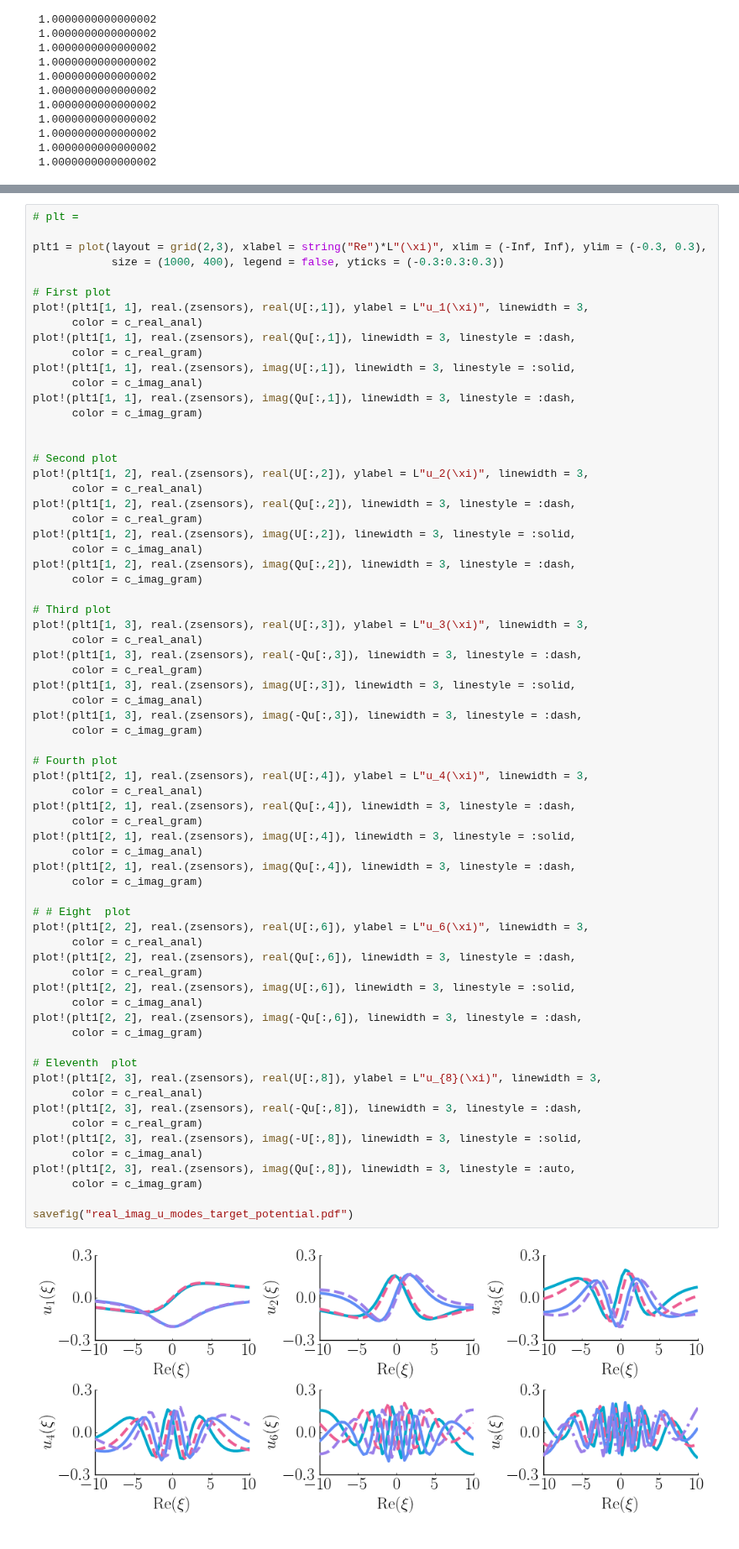
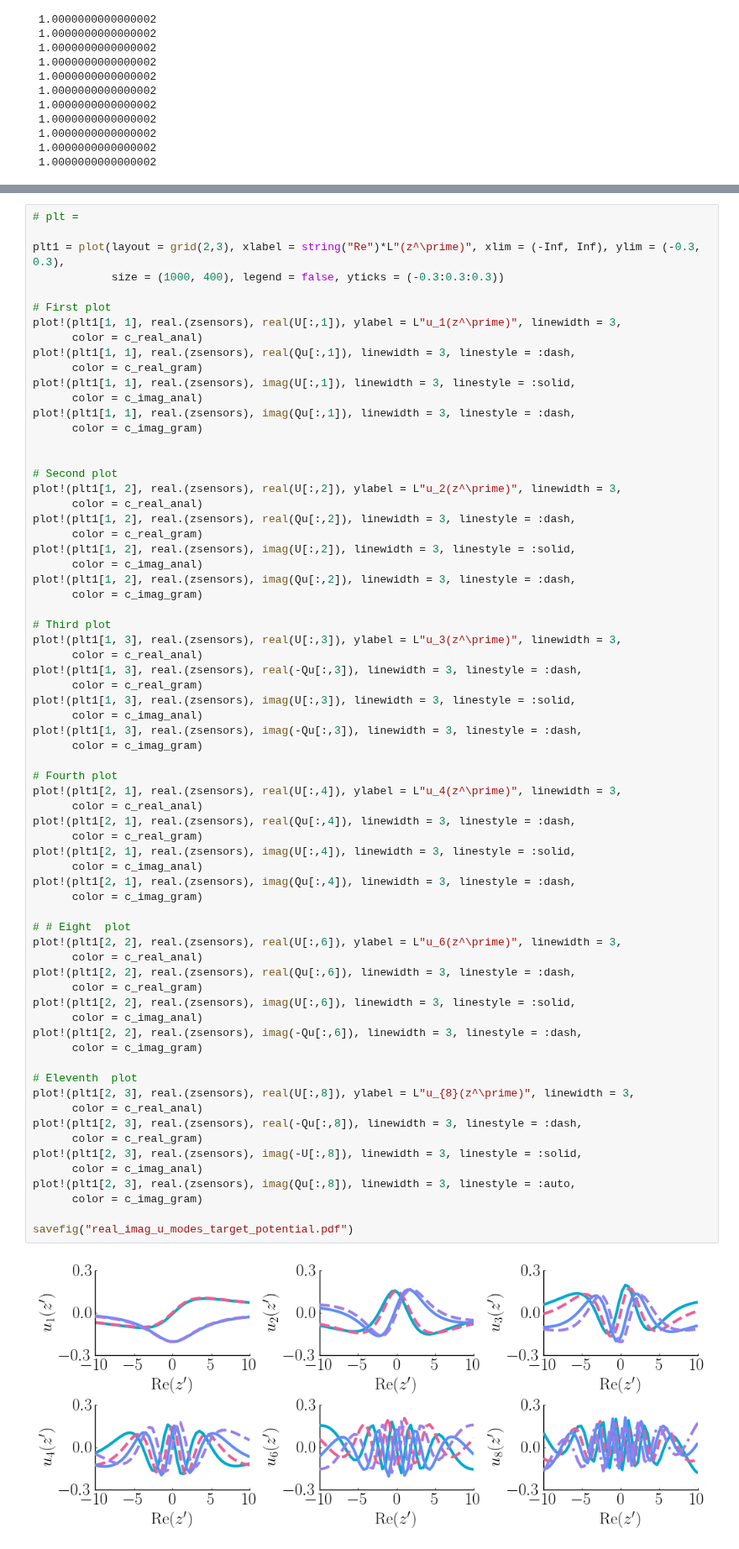
Before and after one commit to mleprovost/LowRankVortex.jl, a Jupyter notebook: example1/Figures SVD Fast multipole.ipynb, the cells around one changed output, grey strips where cells are left out. Shown at 84% size. Drawn from its saved outputs; the diff is of its cells as text.

```diff
--- a/example1/Figures SVD Fast multipole.ipynb
+++ b/example1/Figures SVD Fast multipole.ipynb
@@ -325,11 +309,11 @@ savefig("real_imag_v_modes_source_potential.pdf")
 # %%
 # plt =
 
-plt1 = plot(layout = grid(2,3), xlabel = string("Re")*L"(\xi)", xlim = (-Inf, Inf), ylim = (-0.3, 0.3),
+plt1 = plot(layout = grid(2,3), xlabel = string("Re")*L"(z^\prime)", xlim = (-Inf, Inf), ylim = (-0.3, 0.3),
             size = (1000, 400), legend = false, yticks = (-0.3:0.3:0.3))
 
 # First plot
-plot!(plt1[1, 1], real.(zsensors), real(U[:,1]), ylabel = L"u_1(\xi)", linewidth = 3,
+plot!(plt1[1, 1], real.(zsensors), real(U[:,1]), ylabel = L"u_1(z^\prime)", linewidth = 3,
       color = c_real_anal)
 plot!(plt1[1, 1], real.(zsensors), real(Qu[:,1]), linewidth = 3, linestyle = :dash,
       color = c_real_gram)
@@ -340,7 +324,7 @@ plot!(plt1[1, 1], real.(zsensors), imag(Qu[:,1]), linewidth = 3, linestyle = :da
 
 
 # Second plot
-plot!(plt1[1, 2], real.(zsensors), real(U[:,2]), ylabel = L"u_2(\xi)", linewidth = 3,
+plot!(plt1[1, 2], real.(zsensors), real(U[:,2]), ylabel = L"u_2(z^\prime)", linewidth = 3,
       color = c_real_anal)
 plot!(plt1[1, 2], real.(zsensors), real(Qu[:,2]), linewidth = 3, linestyle = :dash,
       color = c_real_gram)
@@ -350,7 +334,7 @@ plot!(plt1[1, 2], real.(zsensors), imag(Qu[:,2]), linewidth = 3, linestyle = :da
       color = c_imag_gram)
 
 # Third plot
-plot!(plt1[1, 3], real.(zsensors), real(U[:,3]), ylabel = L"u_3(\xi)", linewidth = 3,
+plot!(plt1[1, 3], real.(zsensors), real(U[:,3]), ylabel = L"u_3(z^\prime)", linewidth = 3,
       color = c_real_anal)
 plot!(plt1[1, 3], real.(zsensors), real(-Qu[:,3]), linewidth = 3, linestyle = :dash,
       color = c_real_gram)
@@ -360,37 +344,37 @@ plot!(plt1[1, 3], real.(zsensors), imag(-Qu[:,3]), linewidth = 3, linestyle = :d
       color = c_imag_gram)
 
 # Fourth plot
-plot!(plt1[2, 1], real.(zsensors), real(U[:,4]), ylabel = L"u_4(\xi)", linewidth = 3,
+plot!(plt1[2, 1], real.(zsensors), real(U[:,4]), ylabel = L"u_4(z^\prime)", linewidth = 3,
       color = c_real_anal)
 plot!(plt1[2, 1], real.(zsensors), real(Qu[:,4]), linewidth = 3, linestyle = :dash,
       color = c_real_gram)
 plot!(plt1[2, 1], real.(zsensors), imag(U[:,4]), linewidth = 3, linestyle = :solid,
       color = c_imag_anal)
 plot!(plt1[2, 1], real.(zsensors), imag(Qu[:,4]), linewidth = 3, linestyle = :dash,
       color = c_imag_gram)
 
 # # Eight  plot
-plot!(plt1[2, 2], real.(zsensors), real(U[:,6]), ylabel = L"u_6(\xi)", linewidth = 3,
+plot!(plt1[2, 2], real.(zsensors), real(U[:,6]), ylabel = L"u_6(z^\prime)", linewidth = 3,
       color = c_real_anal)
 plot!(plt1[2, 2], real.(zsensors), real(Qu[:,6]), linewidth = 3, linestyle = :dash,
       color = c_real_gram)
 plot!(plt1[2, 2], real.(zsensors), imag(U[:,6]), linewidth = 3, linestyle = :solid,
       color = c_imag_anal)
 plot!(plt1[2, 2], real.(zsensors), imag(-Qu[:,6]), linewidth = 3, linestyle = :dash,
       color = c_imag_gram)
 
 # Eleventh  plot
-plot!(plt1[2, 3], real.(zsensors), real(U[:,8]), ylabel = L"u_{8}(\xi)", linewidth = 3,
+plot!(plt1[2, 3], real.(zsensors), real(U[:,8]), ylabel = L"u_{8}(z^\prime)", linewidth = 3,
       color = c_real_anal)
 plot!(plt1[2, 3], real.(zsensors), real(-Qu[:,8]), linewidth = 3, linestyle = :dash,
       color = c_real_gram)
 plot!(plt1[2, 3], real.(zsensors), imag(-U[:,8]), linewidth = 3, linestyle = :solid,
       color = c_imag_anal)
 plot!(plt1[2, 3], real.(zsensors), imag(Qu[:,8]), linewidth = 3, linestyle = :auto,
       color = c_imag_gram)
 
 savefig("real_imag_u_modes_target_potential.pdf")
 # %% [output]
-[figure, old version]
+[figure, new version]
 # %%
 plt1 = plot(layout = grid(4,3), xlim = (-Inf, Inf), ylim = (-0.3, 0.3),
```
Also changed, not shown: parts of 5 cells of this notebook, 1 other file.
